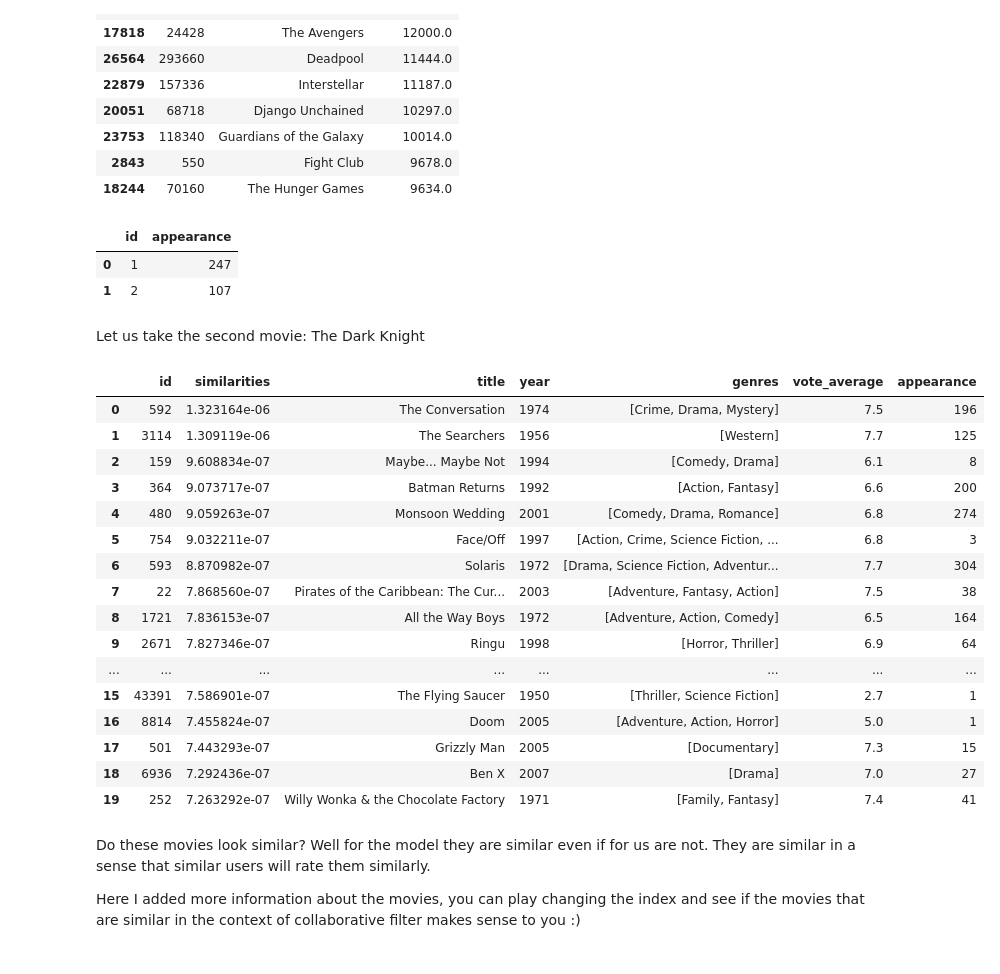
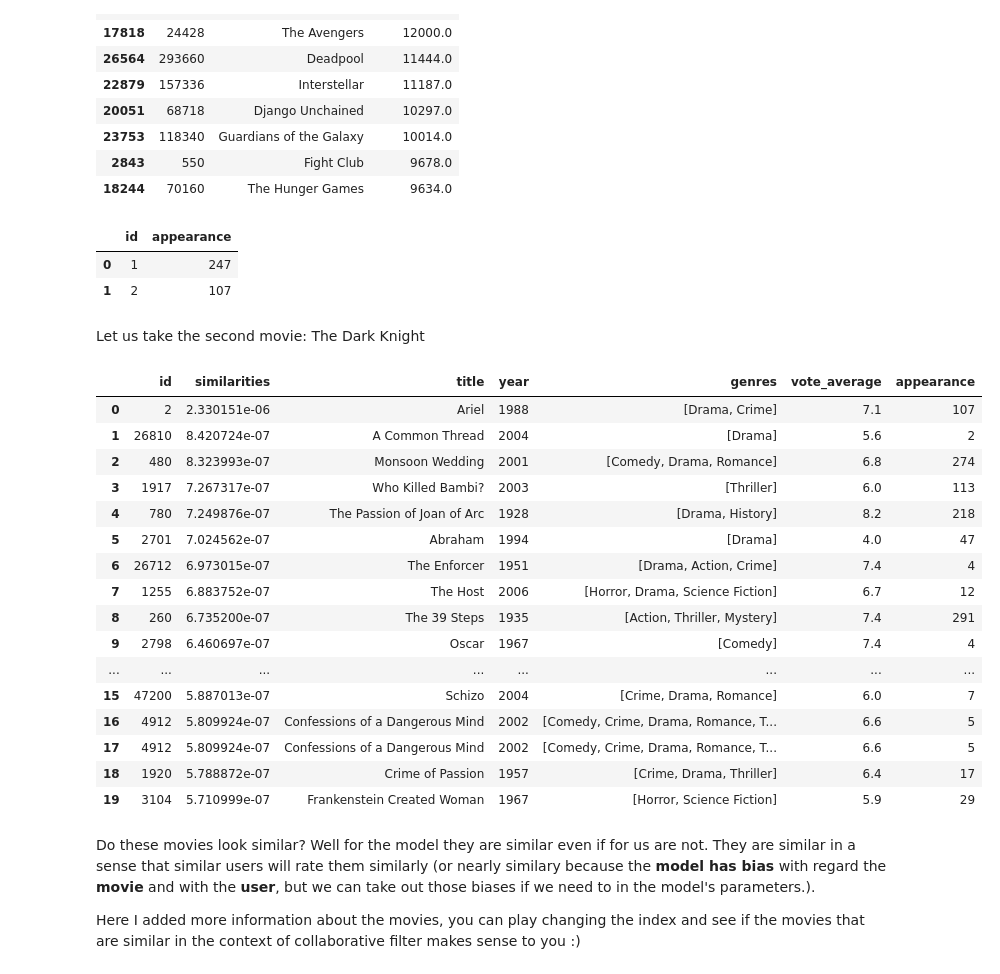
Before and after one commit to robertofuentesr/Useful_python_functions_ML, a Jupyter notebook: (10) recommender systems/(1) Collaborative Filtering.ipynb, the cells around one changed output. Cells and saved outputs as stored; diff of their text form; code cells hidden in the pictures.

```diff
--- a/(10) recommender systems/(1) Collaborative Filtering.ipynb
+++ b/(10) recommender systems/(1) Collaborative Filtering.ipynb
@@ -201,18 +201,18 @@ X_full[['id','original_title','vote_count']].sort_values(by='vote_count',ascendi
 | 23753 | 118340 | Guardians of the Galaxy | 10014.0 |
 | 2843 | 550 | Fight Club | 9678.0 |
 | 18244 | 70160 | The Hunger Games | 9634.0 |
-# %%
-# let us see how many times each movie apears on X so that we know how many chances they got to get evaluated
-count_appearance = X[['userId', 'movieId']].groupby('movieId').count().reset_index(drop=False)
-count_appearance['id'] = count_appearance['movieId']
-count_appearance['appearance'] = count_appearance['userId']
-del count_appearance['userId']
-del count_appearance['movieId']
-count_appearance.head(2)
-# %% [output]
-|  | id | appearance |
-| 0 | 1 | 247 |
-| 1 | 2 | 107 |
+# %%
+# let us see how many times each movie apears on X so that we know how many chances they got to get evaluated
+count_appearance = X[['userId', 'movieId']].groupby('movieId').count().reset_index(drop=False)
+count_appearance['id'] = count_appearance['movieId']
+count_appearance['appearance'] = count_appearance['userId']
+del count_appearance['userId']
+del count_appearance['movieId']
+count_appearance.head(2)
+# %% [output]
+|  | id | appearance |
+| 0 | 1 | 247 |
+| 1 | 2 | 107 |
 # %% [markdown]
 Let us take the second movie: The Dark Knight
 # %%
@@ -234,27 +234,27 @@ def get_similar_movies(index_movie,movie_matrix,X_full,X,count_appearance):
     df_similarities = df_similarities.merge(count_appearance[['id','appearance']] ,on='id',how='left')
     return df_similarities
 # %%
-df_similarities = get_similar_movies(1,movie_matrix,X_full,X,count_appearance)
+df_similarities = get_similar_movies(2,movie_matrix,X_full,X,count_appearance)
 df_similarities.head(20)
 # %% [output]
 |  | id | similarities | title | year | genres | vote_average | appearance |
-| 0 | 592 | 1.323164e-06 | The Conversation | 1974 | [Crime, Drama, Mystery] | 7.5 | 196 |
-| 1 | 3114 | 1.309119e-06 | The Searchers | 1956 | [Western] | 7.7 | 125 |
-| 2 | 159 | 9.608834e-07 | Maybe... Maybe Not | 1994 | [Comedy, Drama] | 6.1 | 8 |
-| 3 | 364 | 9.073717e-07 | Batman Returns | 1992 | [Action, Fantasy] | 6.6 | 200 |
-| 4 | 480 | 9.059263e-07 | Monsoon Wedding | 2001 | [Comedy, Drama, Romance] | 6.8 | 274 |
-| 5 | 754 | 9.032211e-07 | Face/Off | 1997 | [Action, Crime, Science Fiction, ... | 6.8 | 3 |
-| 6 | 593 | 8.870982e-07 | Solaris | 1972 | [Drama, Science Fiction, Adventur... | 7.7 | 304 |
-| 7 | 22 | 7.868560e-07 | Pirates of the Caribbean: The Cur... | 2003 | [Adventure, Fantasy, Action] | 7.5 | 38 |
-| 8 | 1721 | 7.836153e-07 | All the Way Boys | 1972 | [Adventure, Action, Comedy] | 6.5 | 164 |
-| 9 | 2671 | 7.827346e-07 | Ringu | 1998 | [Horror, Thriller] | 6.9 | 64 |
+| 0 | 2 | 2.330151e-06 | Ariel | 1988 | [Drama, Crime] | 7.1 | 107 |
+| 1 | 26810 | 8.420724e-07 | A Common Thread | 2004 | [Drama] | 5.6 | 2 |
+| 2 | 480 | 8.323993e-07 | Monsoon Wedding | 2001 | [Comedy, Drama, Romance] | 6.8 | 274 |
+| 3 | 1917 | 7.267317e-07 | Who Killed Bambi? | 2003 | [Thriller] | 6.0 | 113 |
+| 4 | 780 | 7.249876e-07 | The Passion of Joan of Arc | 1928 | [Drama, History] | 8.2 | 218 |
+| 5 | 2701 | 7.024562e-07 | Abraham | 1994 | [Drama] | 4.0 | 47 |
+| 6 | 26712 | 6.973015e-07 | The Enforcer | 1951 | [Drama, Action, Crime] | 7.4 | 4 |
+| 7 | 1255 | 6.883752e-07 | The Host | 2006 | [Horror, Drama, Science Fiction] | 6.7 | 12 |
+| 8 | 260 | 6.735200e-07 | The 39 Steps | 1935 | [Action, Thriller, Mystery] | 7.4 | 291 |
+| 9 | 2798 | 6.460697e-07 | Oscar | 1967 | [Comedy] | 7.4 | 4 |
 | ... | ... | ... | ... | ... | ... | ... | ... |
-| 15 | 43391 | 7.586901e-07 | The Flying Saucer | 1950 | [Thriller, Science Fiction] | 2.7 | 1 |
-| 16 | 8814 | 7.455824e-07 | Doom | 2005 | [Adventure, Action, Horror] | 5.0 | 1 |
-| 17 | 501 | 7.443293e-07 | Grizzly Man | 2005 | [Documentary] | 7.3 | 15 |
-| 18 | 6936 | 7.292436e-07 | Ben X | 2007 | [Drama] | 7.0 | 27 |
-| 19 | 252 | 7.263292e-07 | Willy Wonka & the Chocolate Factory | 1971 | [Family, Fantasy] | 7.4 | 41 |
+| 15 | 47200 | 5.887013e-07 | Schizo | 2004 | [Crime, Drama, Romance] | 6.0 | 7 |
+| 16 | 4912 | 5.809924e-07 | Confessions of a Dangerous Mind | 2002 | [Comedy, Crime, Drama, Romance, T... | 6.6 | 5 |
+| 17 | 4912 | 5.809924e-07 | Confessions of a Dangerous Mind | 2002 | [Comedy, Crime, Drama, Romance, T... | 6.6 | 5 |
+| 18 | 1920 | 5.788872e-07 | Crime of Passion | 1957 | [Crime, Drama, Thriller] | 6.4 | 17 |
+| 19 | 3104 | 5.710999e-07 | Frankenstein Created Woman | 1967 | [Horror, Science Fiction] | 5.9 | 29 |
 # %% [markdown]
-Do these movies look similar? Well for the model they are similar even if for us are not. They are similar in a sense that similar users will rate them similarly.
+Do these movies look similar? Well for the model they are similar even if for us are not. They are similar in a sense that similar users will rate them similarly (or nearly similary because the **model has bias** with regard the **movie** and with the **user**, but we can take out those biases if we need to in the model's parameters.).
 
 Here I added more information about the movies, you can play changing the index and see if the movies that are similar in the context of collaborative filter makes sense to you :)
```
Also changed, not shown: parts of 3 cells of this notebook.
